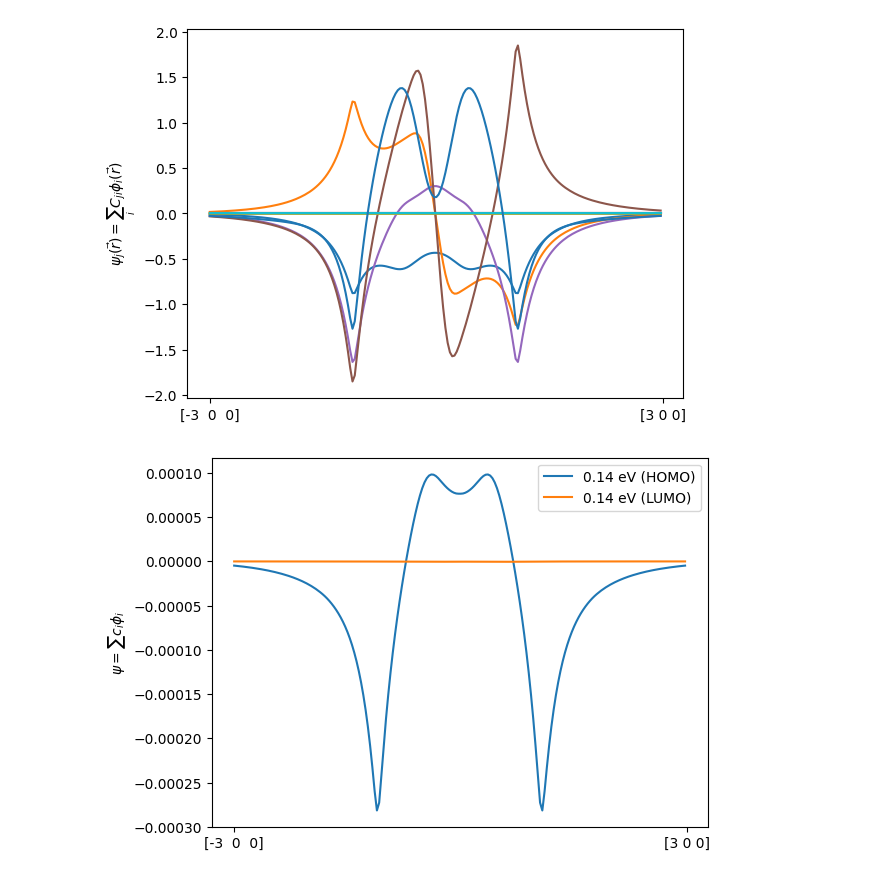
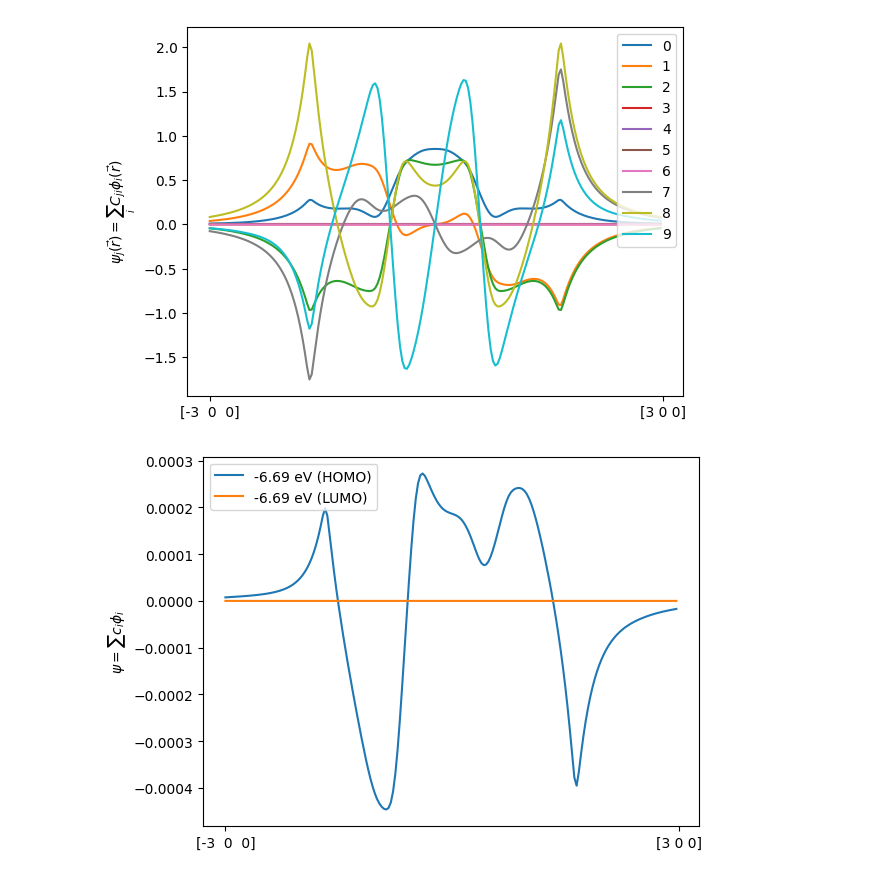
Before and after one commit to fireball-QMD/fireballpy, a Jupyter notebook: examples/wf_1d.ipynb, the cells around one changed output. Drawn from its saved outputs; the diff is of its cells as text; code cells hidden in the pictures.

```diff
--- a/examples/wf_1d.ipynb
+++ b/examples/wf_1d.ipynb
@@ -4,12 +4,14 @@ import numpy as np
 import nglview as nv
 from fireballpy import Fireball
 import pandas as pd
-d=1.09
-atoms = Atoms(  symbols=['H','C','H'],
-              positions=[(-d, 0.0, 0.0),
-                         (0.0, 0.0, 0.0),
-                         (d, 0.0, 0.0)])
-atoms.calc = Fireball(fdata='HCSi',
+
+atoms = Atoms('C2H2',
+             positions=[(-0.601, 0.0, 0.0),
+                        ( 0.601, 0.0, 0.0),
+                        (-1.664, 0.0, 0.0),
+                        ( 1.664, 0.0, 0.0)])
+
+atoms.calc = Fireball(fdata='biology',
                       charges_method='mulliken_dipole_preserving')
 etot = atoms.get_potential_energy()
 print(f'E = {etot:.2f} eV')
@@ -24,18 +26,19 @@ fin = np.array([3, 0, 0])
 num_puntos = 200
 
 aux = orb.phi1D(ini,fin,num_puntos)
-phi, rho =  aux['phi'], aux['rho']
+phi, rho , rho_q=  aux['phi'], aux['rho'],aux['rho_q']
 # %%
 import matplotlib.pyplot as plt
 X = np.arange(num_puntos)
 for i in range(len(phi)):
-  plt.plot(X, phi[i], '-')
+  plt.plot(X, phi[i], '-', label=i)
 plt.xticks([0, num_puntos], [f'{ini}', f'{fin}'])
 plt.ylabel(r'$\psi_j(\vec r) = \sum_i C_{ji} \phi_{i}(\vec r)$')
+plt.legend(loc="upper right")
 plt.show()
 #plt.savefig('figure.png')
 # %% [output]
-[figure, old version]
+[figure, new version]
 # %%
 ETOT = atoms.get_potential_energy()
 fermi_energy = atoms.calc.get_fermi_level()
@@ -51,4 +54,5 @@ for e in eigenvalues:
 # %%
+fermi_level=4
 plt.plot(X, phi[fermi_level-1], '-',label=f"{eigenvalues[fermi_level-1]:.2f} eV (HOMO)")
 plt.plot(X, phi[fermi_level], '-',label=f"{eigenvalues[fermi_level]:.2f} eV (LUMO)")
 plt.xticks([0, num_puntos], [f'{ini}', f'{fin}'])
@@ -56,6 +60,6 @@ plt.ylabel(r'$\psi = \sum c_i \phi_i $')
 plt.legend()
 plt.show()
 # %% [output]
-[figure, old version]
+[figure, new version]
 # %%
 plt.plot(X, rho, '-')
```
Also changed, not shown: parts of 3 cells of this notebook, 1 other file.
